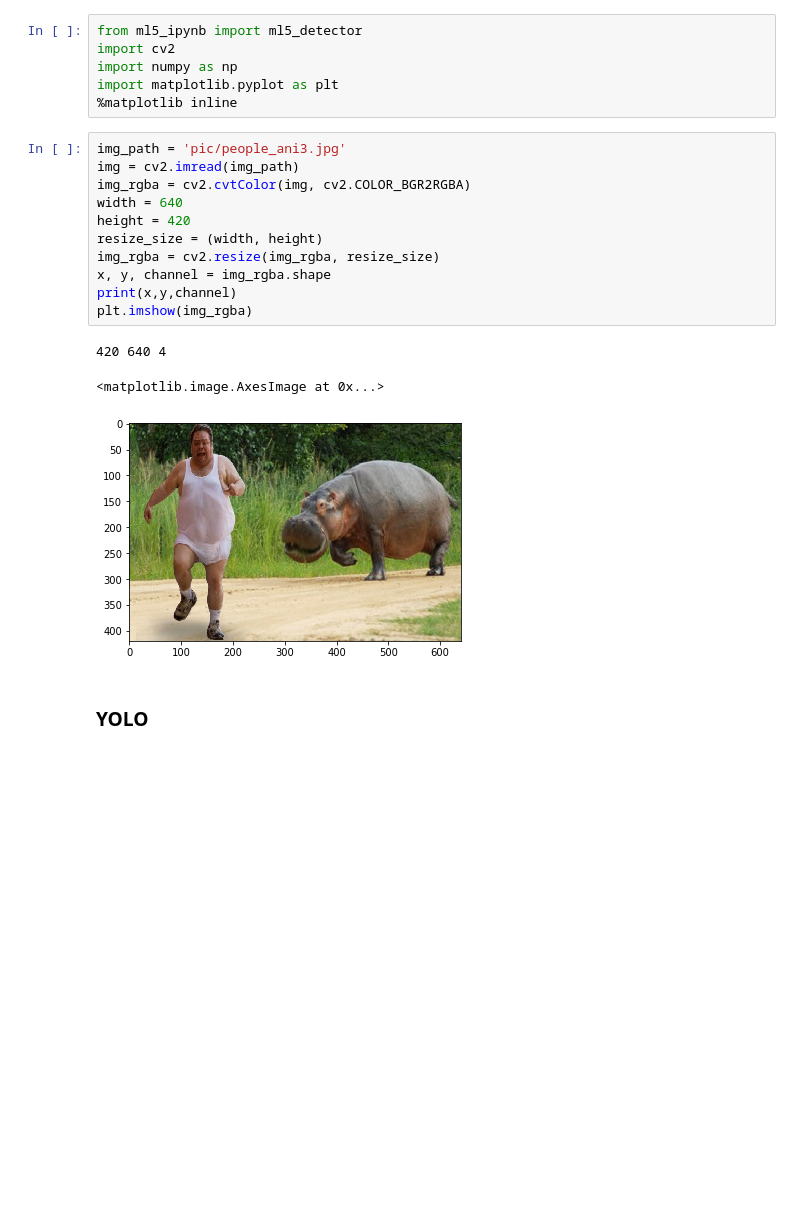
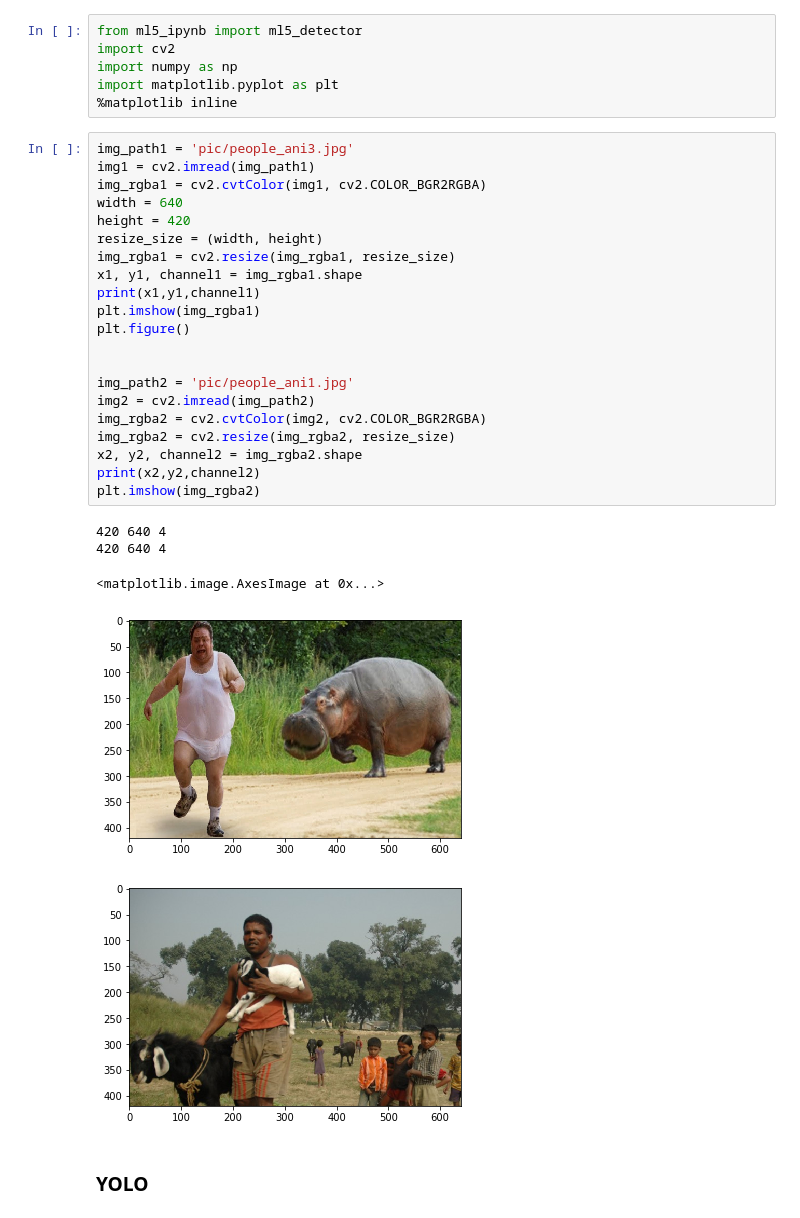
Before and after one commit to lingruiluo/ml5_ipynb, a Jupyter notebook: examples/Object detection comparison between yolo and cocossd.ipynb, the cells around one changed output. Cells and saved outputs as stored; diff of their text form; blank space fills up the shorter version.

```diff
--- a/examples/Object detection comparison between yolo and cocossd.ipynb
+++ b/examples/Object detection comparison between yolo and cocossd.ipynb
@@ -8,21 +8,33 @@ import cv2
 import numpy as np
 import matplotlib.pyplot as plt
 %matplotlib inline
-# %%
-img_path = 'pic/people_ani3.jpg'
-img = cv2.imread(img_path)
-img_rgba = cv2.cvtColor(img, cv2.COLOR_BGR2RGBA)
-width = 640
-height = 420
-resize_size = (width, height)
-img_rgba = cv2.resize(img_rgba, resize_size)
-x, y, channel = img_rgba.shape
-print(x,y,channel)
-plt.imshow(img_rgba)
-# %% [output]
-420 640 4
-<matplotlib.image.AxesImage at 0x...>
-[figure, removed]
+# %%
+img_path1 = 'pic/people_ani3.jpg'
+img1 = cv2.imread(img_path1)
+img_rgba1 = cv2.cvtColor(img1, cv2.COLOR_BGR2RGBA)
+width = 640
+height = 420
+resize_size = (width, height)
+img_rgba1 = cv2.resize(img_rgba1, resize_size)
+x1, y1, channel1 = img_rgba1.shape
+print(x1,y1,channel1)
+plt.imshow(img_rgba1)
+plt.figure()
+
+
+img_path2 = 'pic/people_ani1.jpg'
+img2 = cv2.imread(img_path2)
+img_rgba2 = cv2.cvtColor(img2, cv2.COLOR_BGR2RGBA)
+img_rgba2 = cv2.resize(img_rgba2, resize_size)
+x2, y2, channel2 = img_rgba2.shape
+print(x2,y2,channel2)
+plt.imshow(img_rgba2)
+# %% [output]
+420 640 4
+420 640 4
+<matplotlib.image.AxesImage at 0x...>
+[figure, added]
+[figure, added]
 # %% [markdown]
 ### YOLO
 # %%
```
Also changed, not shown: parts of 5 cells of this notebook, 2 other files.
